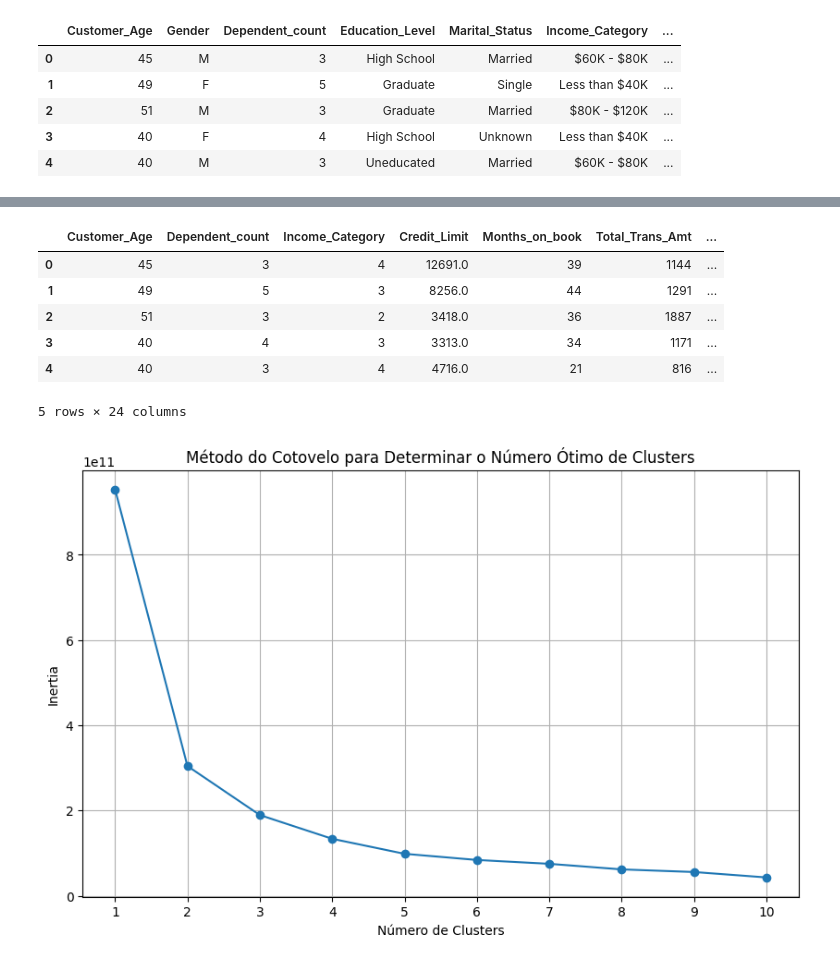
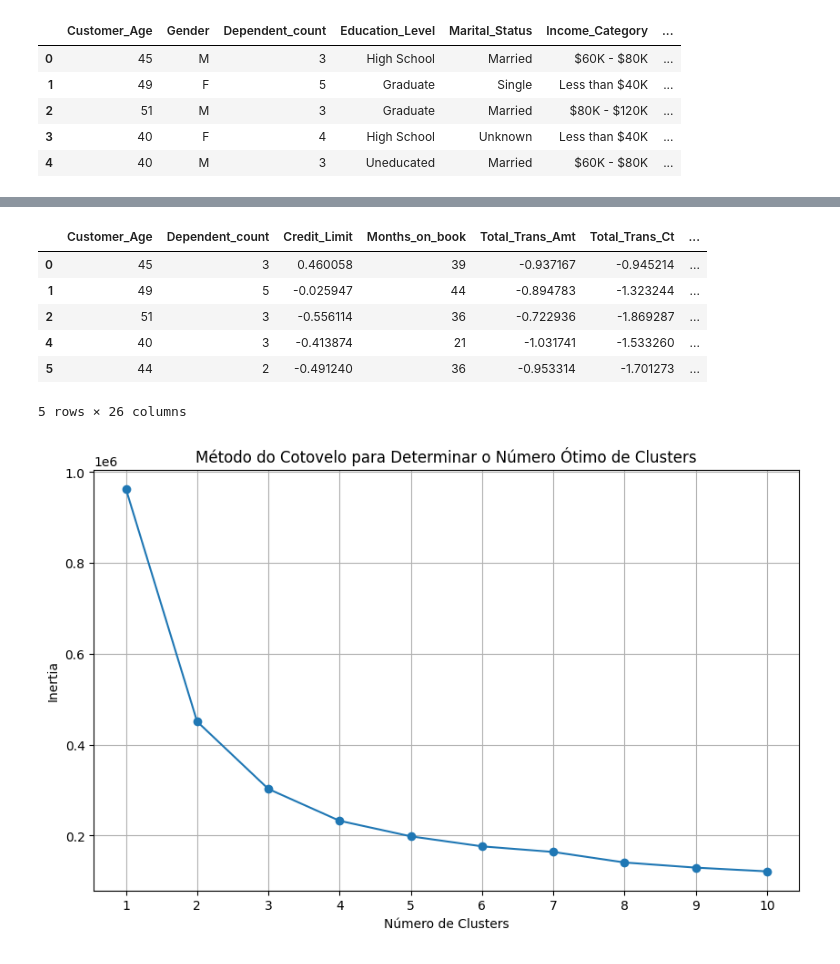
Before and after one commit to olzmooraes/dataScience, a Jupyter notebook: kmeans/atividade.ipynb, the cells around one changed output, grey strips where cells are left out. Drawn from its saved outputs; the diff is of its cells as text; code cells hidden in the pictures.

```diff
--- a/kmeans/atividade.ipynb
+++ b/kmeans/atividade.ipynb
@@ -47,15 +47,17 @@ Education_Level_trated = {
     'Post-Graduate' : 4,
     'Doctorate': 5
 }
-df_category = filtered_data['Income_Category'].replace(Income_Category_trated)
-df_status = filtered_data['Marital_Status'].replace(Marital_Status_trated)
-df_educatial = filtered_data['Education_Level'].replace(Education_Level_trated)
+# df_category = filtered_data['Income_Category'].replace(Income_Category_trated)
+# df_status = filtered_data['Marital_Status'].replace(Marital_Status_trated)
+# df_educatial = filtered_data['Education_Level'].replace(Education_Level_trated)
 
-filtered_data['Income_Category'] = df_category
-filtered_data['Marital_Status'] = df_status
-filtered_data['Education_Level'] = df_educatial
+# filtered_data['Income_Category'] = df_category
+# filtered_data['Marital_Status'] = df_status
+# filtered_data['Education_Level'] = df_educatial
 
-filtered_data.replace("Unknown", -1, inplace=True)
+# filtered_data.replace("Unknown", -1, inplace=True)
+filtered_data = filtered_data[~filtered_data.isin(['Unknown']).any(axis=1)]
+# filtered_data['Income_Category'] = filtered_data['Income_Category'].str.replace(r"[$K]", "", regex=True)
 
 filtered_data.head()
 # %% [output]
@@ -87,20 +70,22 @@ See the caveats in the documentation: https://pandas.pydata.org/pandas-docs/stab
 # %%
 from sklearn.preprocessing import StandardScaler
 
-data_encoded = pd.get_dummies(filtered_data, columns=['Gender', 'Marital_Status', 'Education_Level', 'Card_Category'])
+data_encoded = pd.get_dummies(filtered_data, columns=['Gender', 'Marital_Status', 'Education_Level', 'Card_Category', 'Income_Category'])
+
 
 scaler = StandardScaler()
-data_encoder= scaler.fit_transform(data_encoded)
+
+data_encoded[['Credit_Limit', 'Total_Trans_Amt', 'Total_Trans_Ct']]= scaler.fit_transform(data_encoded[['Credit_Limit', 'Total_Trans_Amt', 'Total_Trans_Ct']])
 
 data_encoded.head()
 # %% [output]
-|  | Customer_Age | Dependent_count | Income_Category | Credit_Limit | Months_on_book | Total_Trans_Amt | ... |
-| 0 | 45 | 3 | 4 | 12691.0 | 39 | 1144 | ... |
-| 1 | 49 | 5 | 3 | 8256.0 | 44 | 1291 | ... |
-| 2 | 51 | 3 | 2 | 3418.0 | 36 | 1887 | ... |
-| 3 | 40 | 4 | 3 | 3313.0 | 34 | 1171 | ... |
-| 4 | 40 | 3 | 4 | 4716.0 | 21 | 816 | ... |
+|  | Customer_Age | Dependent_count | Credit_Limit | Months_on_book | Total_Trans_Amt | Total_Trans_Ct | ... |
+| 0 | 45 | 3 | 0.460058 | 39 | -0.937167 | -0.945214 | ... |
+| 1 | 49 | 5 | -0.025947 | 44 | -0.894783 | -1.323244 | ... |
+| 2 | 51 | 3 | -0.556114 | 36 | -0.722936 | -1.869287 | ... |
+| 4 | 40 | 3 | -0.413874 | 21 | -1.031741 | -1.533260 | ... |
+| 5 | 44 | 2 | -0.491240 | 36 | -0.953314 | -1.701273 | ... |
-5 rows × 24 columns
+5 rows × 26 columns
 # %%
 from sklearn.cluster import KMeans
 import matplotlib.pyplot as plt
@@ -121,4 +106,4 @@ plt.xticks(range(1, 11))
 plt.grid(True)
 plt.show()
 # %% [output]
-[figure, old version]
+[figure, new version]
```
Also changed, not shown: parts of 5 cells of this notebook.
